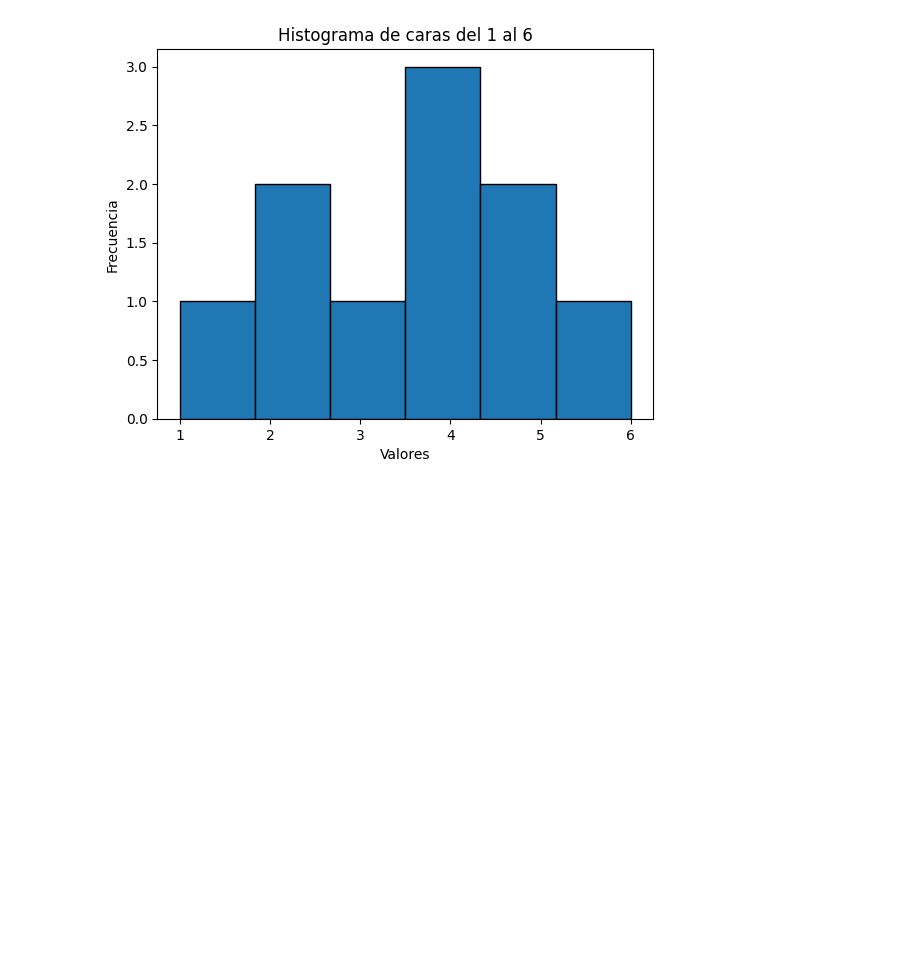
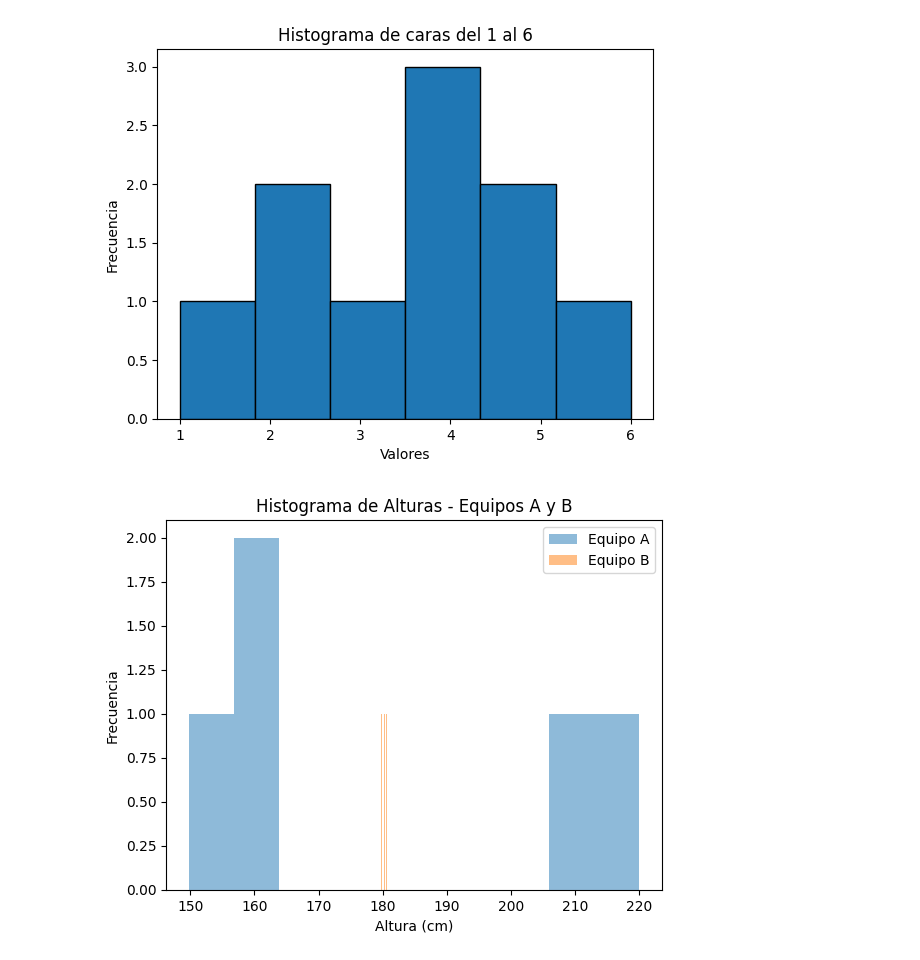
Before and after one commit to nico-edvai/campus-party-arg-23, a Jupyter notebook: Entendiendo_media_y_desvio.ipynb, the cells around one changed output. Saved outputs shown, nothing was run; the diff lists cells and outputs as text; code cells hidden in the pictures; blank space fills up the shorter version.

```diff
--- a/Entendiendo_media_y_desvio.ipynb
+++ b/Entendiendo_media_y_desvio.ipynb
@@ -115,3 +115,13 @@ plt.title('Histograma de caras del 1 al 6')
 plt.show()
 # %% [output]
 [figure]
+# %%
+plt.hist(equipo_a, bins=10, alpha=0.5, label='Equipo A')
+plt.hist(equipo_b, bins=10, alpha=0.5, label='Equipo B')
+plt.xlabel('Altura (cm)')
+plt.ylabel('Frecuencia')
+plt.title('Histograma de Alturas - Equipos A y B')
+plt.legend()
+plt.show()
+# %% [output]
+[figure, added]
```
Also changed, not shown: parts of 1 cell of this notebook.
